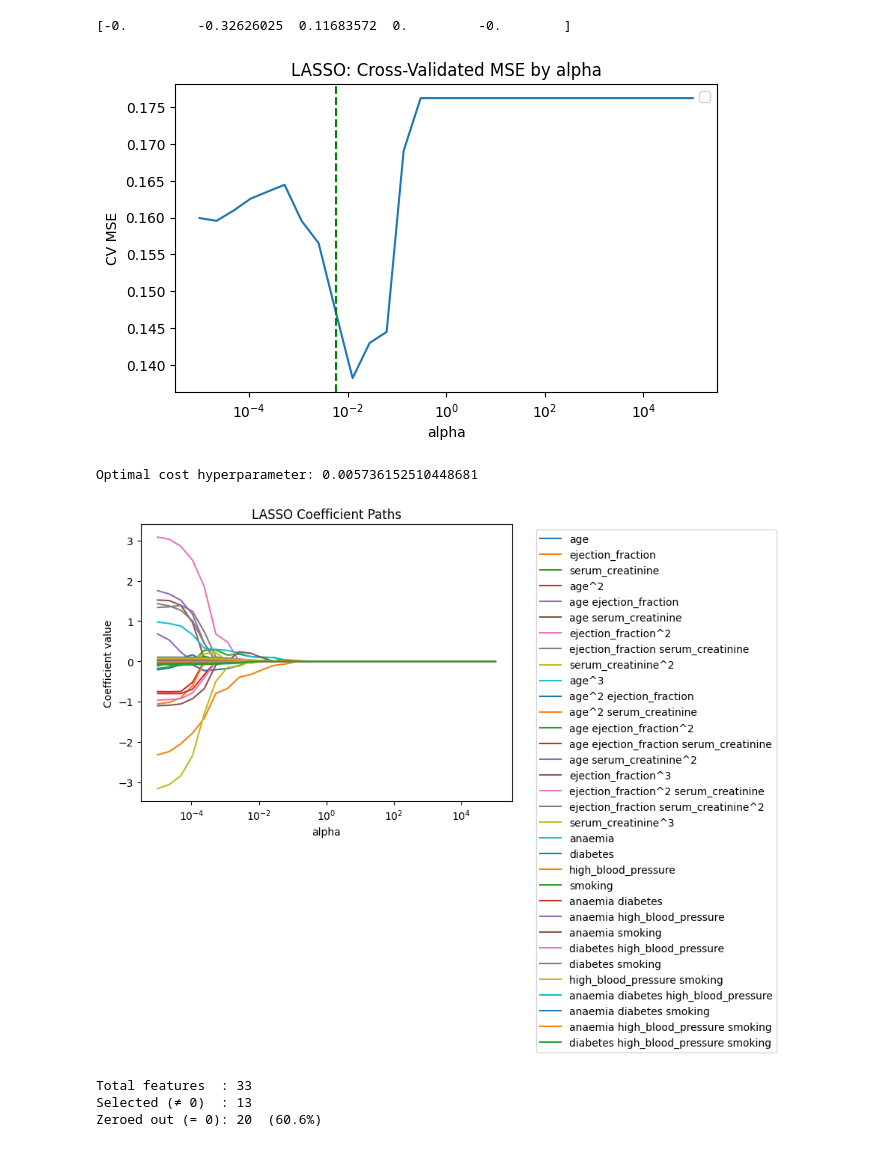
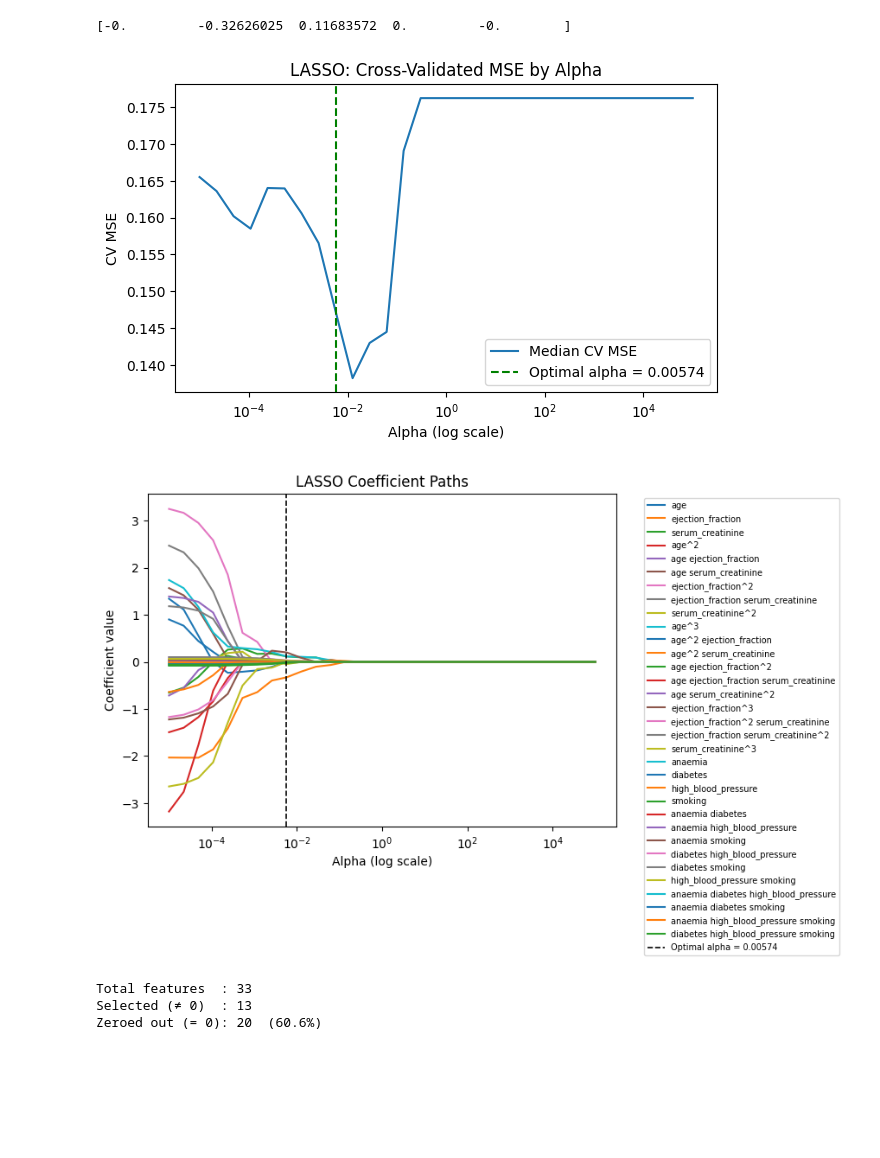
Before and after one commit to lainegoldmacher1/undergrad_ml_assignments, a Jupyter notebook: 04_assignment_regularization.ipynb, the cells around one changed output. Cells and saved outputs as stored; diff of their text form; code cells hidden in the pictures; blank space fills up the shorter version.

```diff
--- a/04_assignment_regularization.ipynb
+++ b/04_assignment_regularization.ipynb
@@ -233,12 +234,12 @@ X_names = np.concatenate([poly_names, poly_names2])
 # %%
 #2
 y = X['DEATH_EVENT'].values
-model = LinearRegression()
-model.fit(X_full_scaled, y)
+lr = LinearRegression()
+lr.fit(X_full, y)
 
-coef_df = pd.Series(model.coef_, index=X_names)
+coef_lr = pd.Series(lr.coef_, index=X_names)
 print("\nLinear Regression Coefficients:")
-print(coef_df.to_string())
+print(coef_lr.to_string())
 
 # It appears counterintuitive that serum_creatinine and ejection_fraction have negative coefficients
 # Elevated serum_creatinine is a strong predictor of heart failure death, so it should be positive
@@ -269,8 +270,8 @@ anaemia high_blood_pressure smoking      -0.005887
 diabetes high_blood_pressure smoking     -0.058385
 # %%
 #3
-model = LassoCV(cv = 20, alphas=np.logspace(-5,5,30), random_state=10)
-model = model.fit(X_full_scaled,y)
+model = LassoCV(cv = 20, alphas=np.logspace(-5,5,30), random_state=10, max_iter=100_000)
+model = model.fit(X_full,y)
 coefs = model.coef_
 
 print(coefs[:5])
@@ -280,40 +281,44 @@ print(coefs[:5])
 #4
 alpha_star = model.alpha_
 
-plt.figure(figsize=(7, 4))
-sns.lineplot(x = model.alphas_, y = np.median(model.mse_path_,axis=1))
-plt.axvline(x=alpha_star, color='green', linestyle='--', linewidth=1.5)
-plt.xscale('log')
-plt.xlabel('alpha')
-plt.ylabel('CV MSE')
-plt.title('LASSO: Cross-Validated MSE by alpha')
-plt.legend()
+sort_idx = np.argsort(model.alphas_)
+alphas_sorted = model.alphas_[sort_idx]
+mse_sorted = np.median(model.mse_path_, axis=1)[sort_idx]
+
+fig, ax = plt.subplots(figsize=(7, 4))
+ax.plot(alphas_sorted, mse_sorted, markersize=4, label='Median CV MSE')
+ax.axvline(x=alpha_star, color='green', linestyle='--', linewidth=1.5,
+           label=f'Optimal alpha = {alpha_star:.5f}')
+ax.set_xscale('log')
+ax.set_xlabel('Alpha (log scale)')
+ax.set_ylabel('CV MSE')
+ax.set_title('LASSO: Cross-Validated MSE by Alpha')
+ax.legend()
 plt.show()
-print(f'Optimal cost hyperparameter: {alpha_star}')
 # %% [output]
-[figure, old version]
+[figure, new version]
-Optimal cost hyperparameter: 0.005736152510448681
 # %%
 #5
-alpha_grid = np.logspace(-5,5,30)
-coefs = []
-for alpha in alpha_grid:
-    m = Lasso(alpha=alpha, max_iter=10_000)
-    m = m.fit(X_full_scaled,y)
-    coefs.append(m.coef_)
-coefs = np.array(coefs)
+coef_paths = []
+for a in alphas_sorted:
+    m = Lasso(alpha=a, max_iter=100_000, tol=1e-3)
+    m.fit(X_full, y)
+    coef_paths.append(m.coef_)
+coef_paths = np.array(coef_paths)
 
-plt.figure()
-for i in range(coefs.shape[1]):
-    plt.plot(alpha_grid, coefs[:, i], label=X_names[i])
-plt.xscale("log")
-plt.xlabel("alpha")
-plt.ylabel("Coefficient value")
-plt.title("LASSO Coefficient Paths")
-plt.legend(bbox_to_anchor=(1.05, 1), loc="upper left")
+fig, ax = plt.subplots(figsize=(7, 5))
+for i, name in enumerate(X_names):
+    ax.plot(alphas_sorted, coef_paths[:, i], label=name)
+ax.axvline(x=alpha_star, color='black', linestyle='--', linewidth=1.2,
+           label=f'Optimal alpha = {alpha_star:.5f}')
+ax.set_xscale('log')
+ax.set_xlabel('Alpha (log scale)')
+ax.set_ylabel('Coefficient value')
+ax.set_title('LASSO Coefficient Paths')
+ax.legend(bbox_to_anchor=(1.05, 1), loc='upper left', fontsize=7)
 plt.show()
 # %% [output]
-[figure, old version]
+[figure, new version]
 # %%
 #6
 lr = LinearRegression()
```
Also changed, not shown: parts of 2 cells of this notebook.
